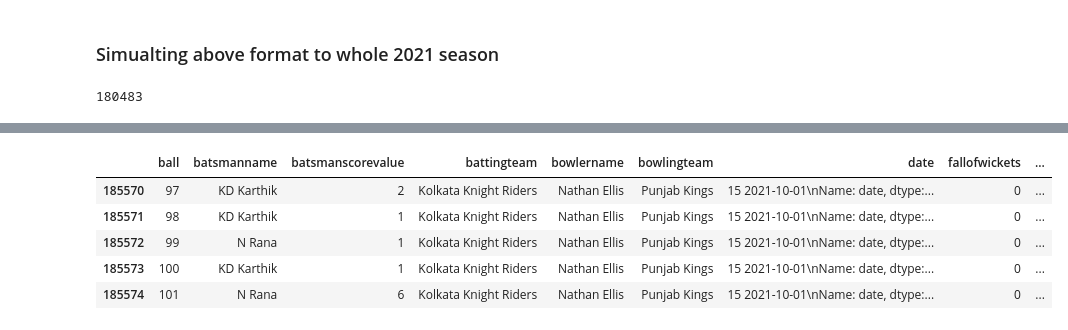
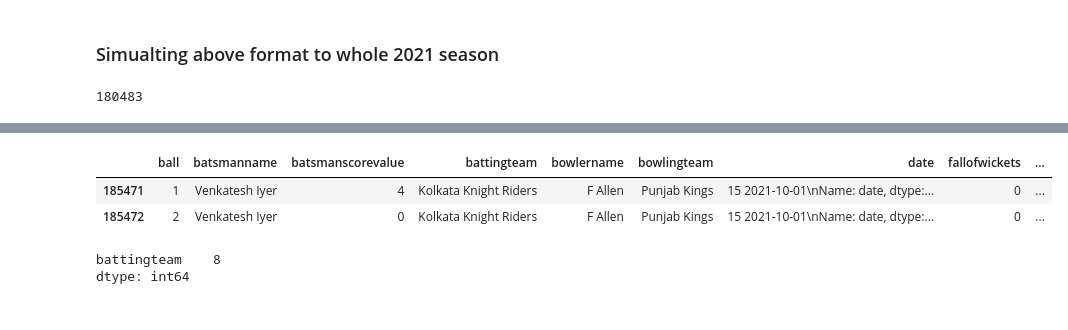
Before and after one commit to pranith7/dream11_prediction, a Jupyter notebook: PPP/demo1.ipynb, the cells around one changed output, grey strips where cells are left out. Drawn from its saved outputs; the diff is of its cells as text; code cells hidden in the pictures.

```diff
--- a/PPP/demo1.ipynb
+++ b/PPP/demo1.ipynb
@@ -351,10 +300,7 @@ df1
 # %%
-df_2021 = data[185570:].copy()
-df_2021.head()
+df_2021 = data[185471:].copy()
+df_2021.head(2)
 # %% [output]
 |  | ball | batsmanname | batsmanscorevalue | battingteam | bowlername | bowlingteam | date | fallofwickets | ... |
-| 185570 | 97 | KD Karthik | 2 | Kolkata Knight Riders | Nathan Ellis | Punjab Kings | 15 2021-10-01\nName: date, dtype:... | 0 | ... |
-| 185571 | 98 | KD Karthik | 1 | Kolkata Knight Riders | Nathan Ellis | Punjab Kings | 15 2021-10-01\nName: date, dtype:... | 0 | ... |
-| 185572 | 99 | N Rana | 1 | Kolkata Knight Riders | Nathan Ellis | Punjab Kings | 15 2021-10-01\nName: date, dtype:... | 0 | ... |
-| 185573 | 100 | KD Karthik | 1 | Kolkata Knight Riders | Nathan Ellis | Punjab Kings | 15 2021-10-01\nName: date, dtype:... | 0 | ... |
-| 185574 | 101 | N Rana | 6 | Kolkata Knight Riders | Nathan Ellis | Punjab Kings | 15 2021-10-01\nName: date, dtype:... | 0 | ... |
+| 185471 | 1 | Venkatesh Iyer | 4 | Kolkata Knight Riders | F Allen | Punjab Kings | 15 2021-10-01\nName: date, dtype:... | 0 | ... |
+| 185472 | 2 | Venkatesh Iyer | 0 | Kolkata Knight Riders | F Allen | Punjab Kings | 15 2021-10-01\nName: date, dtype:... | 0 | ... |
@@ -360,0 +370,6 @@ df_2021.head()
+# %%
+# df['batting_team'] = batting_team
+batting_team.nunique()
+# %% [output]
+battingteam    8
+dtype: int64
```
Also changed, not shown: parts of 37 cells of this notebook, 2 other files.
